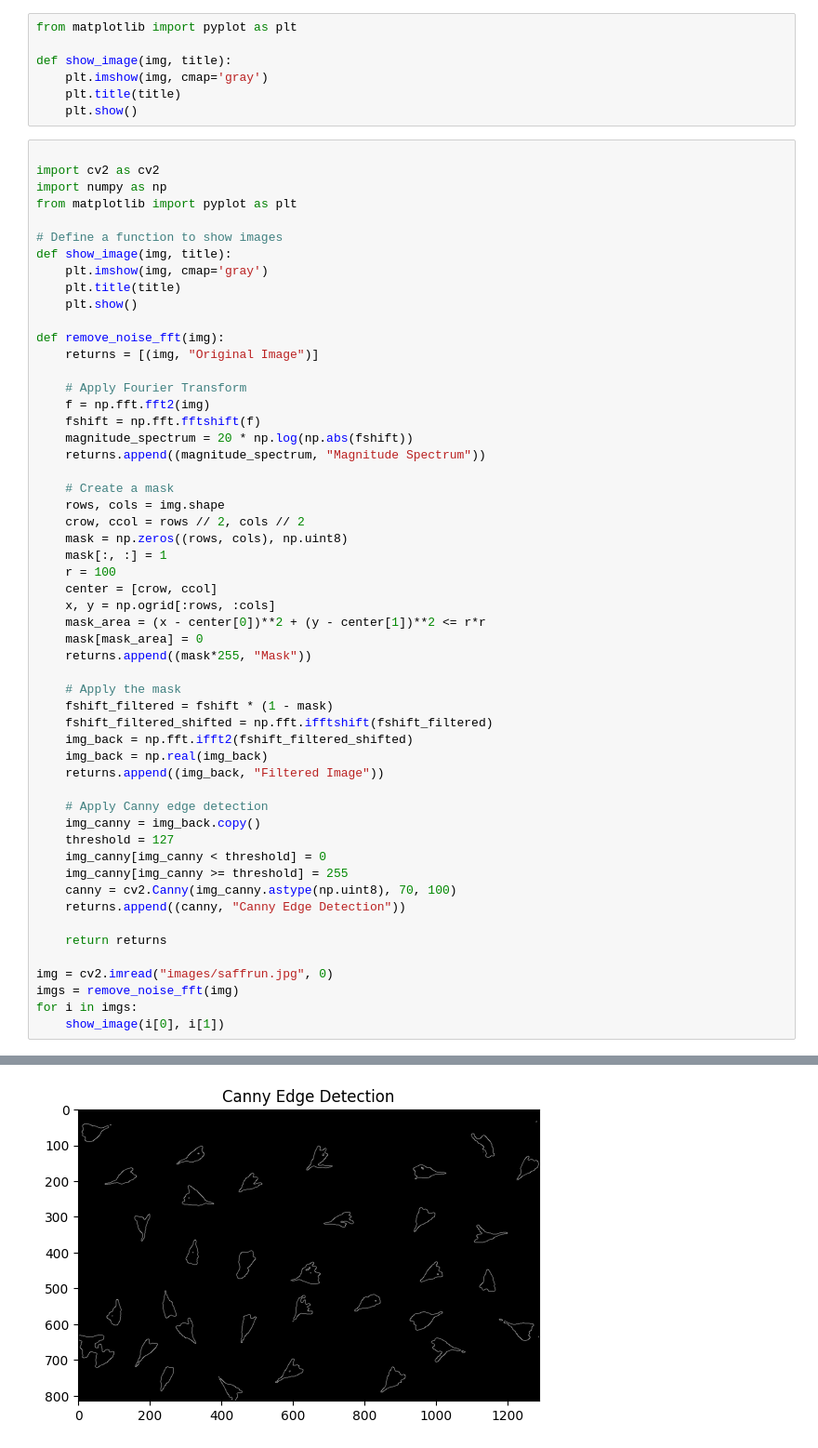
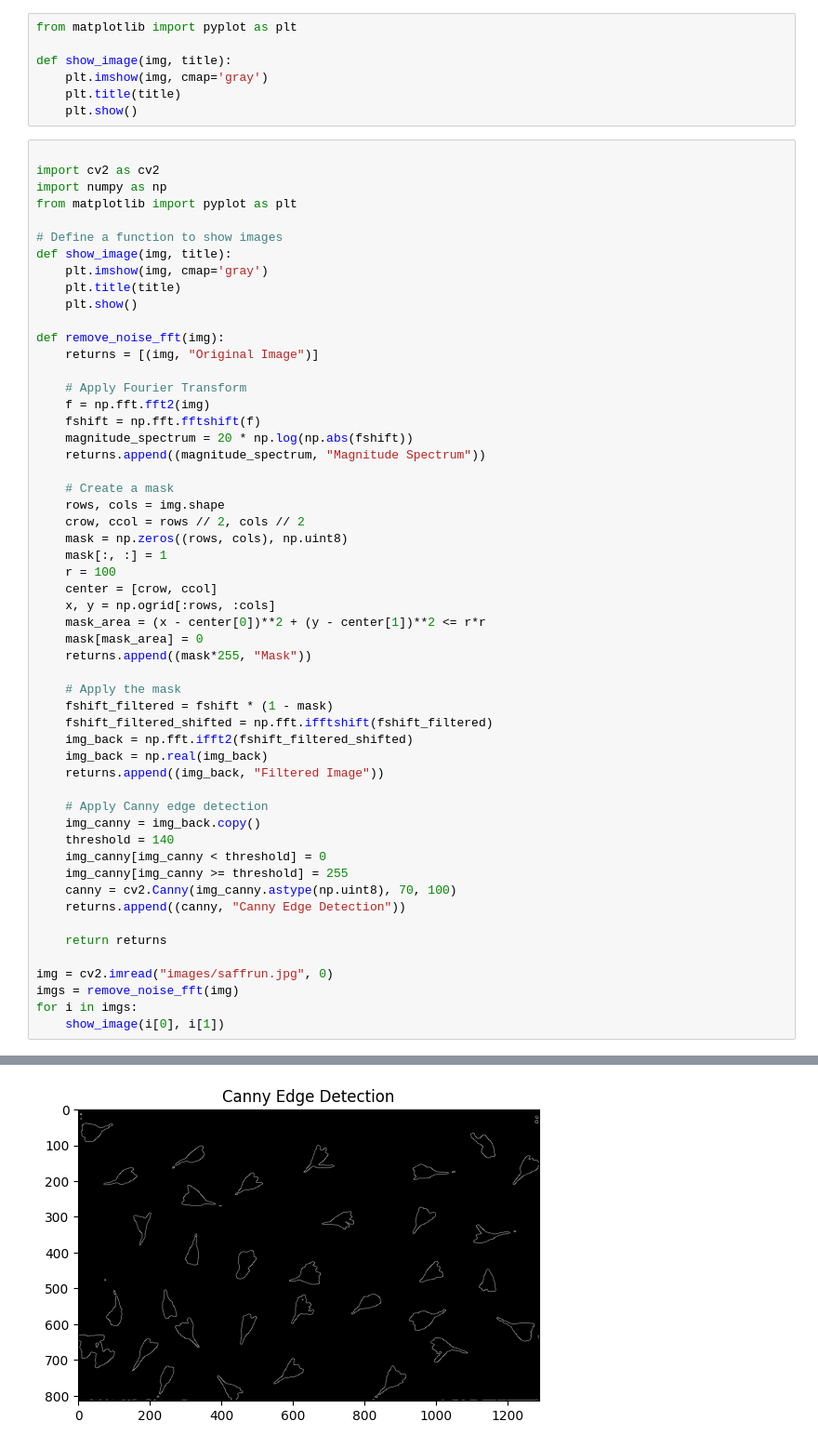
Before and after one commit to mhhasani/computer-vision, a Jupyter notebook: HW2/Q2.ipynb, the cells around one changed output, grey strips where cells are left out. Shown at 93% size. Cells and saved outputs as stored; diff of their text form.

```diff
--- a/HW2/Q2.ipynb
+++ b/HW2/Q2.ipynb
@@ -38,32 +38,32 @@ def remove_noise_fft(img):
     x, y = np.ogrid[:rows, :cols]
     mask_area = (x - center[0])**2 + (y - center[1])**2 <= r*r
     mask[mask_area] = 0
     returns.append((mask*255, "Mask"))
 
     # Apply the mask
     fshift_filtered = fshift * (1 - mask)
     fshift_filtered_shifted = np.fft.ifftshift(fshift_filtered)
     img_back = np.fft.ifft2(fshift_filtered_shifted)
     img_back = np.real(img_back)
     returns.append((img_back, "Filtered Image"))
 
     # Apply Canny edge detection
     img_canny = img_back.copy()
-    threshold = 127
+    threshold = 140
     img_canny[img_canny < threshold] = 0
     img_canny[img_canny >= threshold] = 255
     canny = cv2.Canny(img_canny.astype(np.uint8), 70, 100)
     returns.append((canny, "Canny Edge Detection"))
 
     return returns
 
 img = cv2.imread("images/saffrun.jpg", 0)
 imgs = remove_noise_fft(img)
 for i in imgs:
     show_image(i[0], i[1])
 # %% [output]
 [figure]
 [figure]
 [figure]
 [figure]
-[figure, old version]
+[figure, new version]
```
Also changed, not shown: parts of 5 cells of this notebook, 3 other files.
